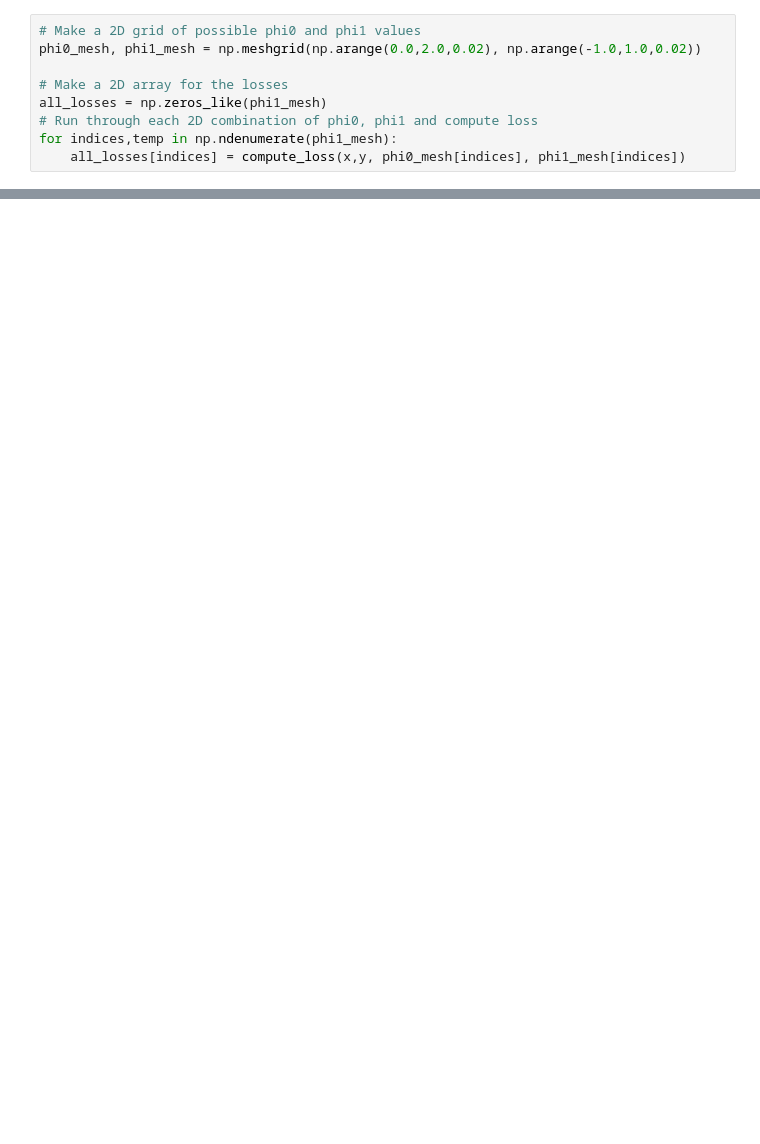
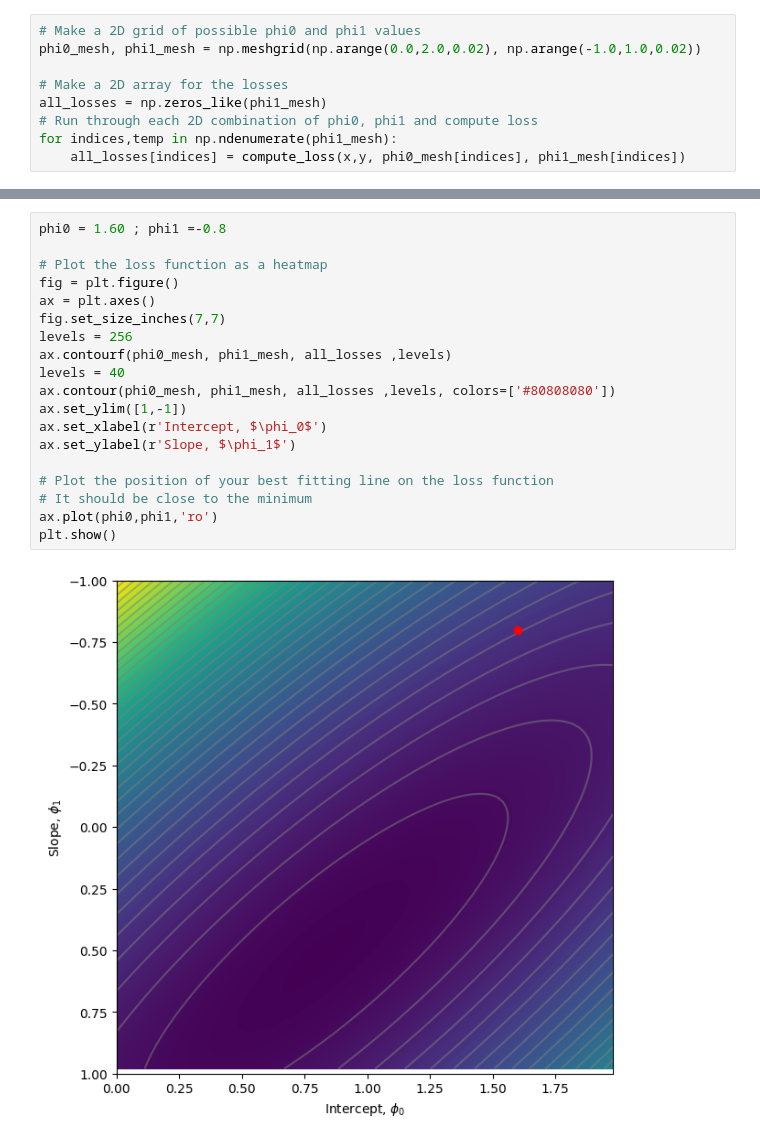
Before and after one commit to udlbook/udlbook, a Jupyter notebook: Notebooks/Chap02/2_1_Supervised_Learning.ipynb, the cells around one changed output, grey strips where cells are left out. Saved outputs shown, nothing was run; the diff lists cells and outputs as text; blank space fills up the shorter version.

```diff
--- a/Notebooks/Chap02/2_1_Supervised_Learning.ipynb
+++ b/Notebooks/Chap02/2_1_Supervised_Learning.ipynb
@@ -112,0 +167,21 @@ plt.show()
+# %%
+phi0 = 1.60 ; phi1 =-0.8
+
+# Plot the loss function as a heatmap
+fig = plt.figure()
+ax = plt.axes()
+fig.set_size_inches(7,7)
+levels = 256
+ax.contourf(phi0_mesh, phi1_mesh, all_losses ,levels)
+levels = 40
+ax.contour(phi0_mesh, phi1_mesh, all_losses ,levels, colors=['#80808080'])
+ax.set_ylim([1,-1])
+ax.set_xlabel(r'Intercept, $\phi_0$')
+ax.set_ylabel(r'Slope, $\phi_1$')
+
+# Plot the position of your best fitting line on the loss function
+# It should be close to the minimum
+ax.plot(phi0,phi1,'ro')
+plt.show()
+# %% [output]
+[figure, added]
```
Also changed, not shown: parts of 15 cells of this notebook, 1 other file.
